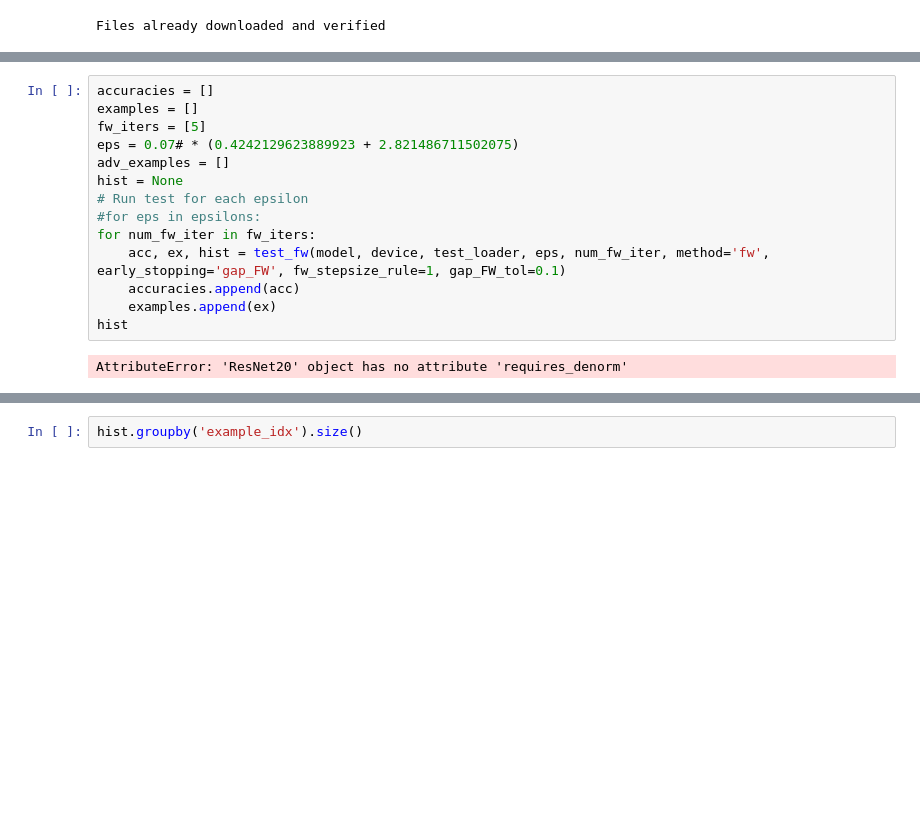
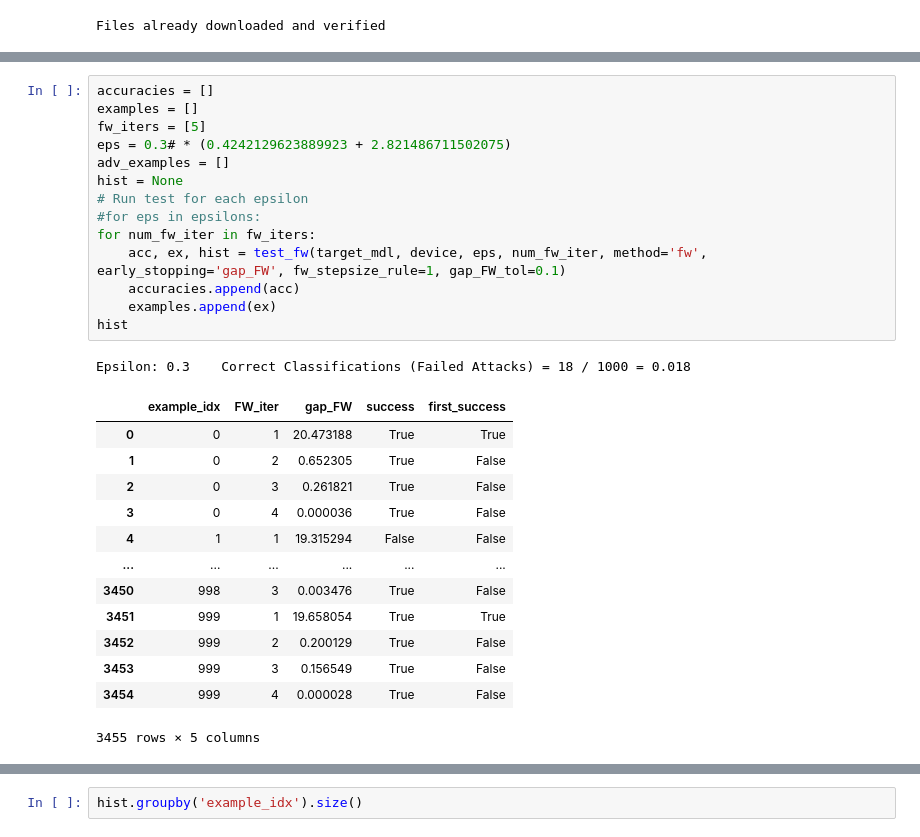
Before and after one commit to TannerAGraves/FW-variants-for-WB-Adversarial-Attacks, a Jupyter notebook: attack_tests master.ipynb, the cells around one changed output, grey strips where cells are left out. Drawn from its saved outputs; the diff is of its cells as text; blank space fills up the shorter version.

```diff
--- a/attack_tests master.ipynb
+++ b/attack_tests master.ipynb
@@ -483,19 +189,32 @@ def test_fw(model, device, test_loader, epsilon,num_fw_iter, num_test = 1000, me
 # %%
 accuracies = []
 examples = []
 fw_iters = [5]
-eps = 0.07# * (0.4242129623889923 + 2.821486711502075)
+eps = 0.3# * (0.4242129623889923 + 2.821486711502075)
 adv_examples = []
 hist = None
 # Run test for each epsilon
 #for eps in epsilons:
 for num_fw_iter in fw_iters:
-    acc, ex, hist = test_fw(model, device, test_loader, eps, num_fw_iter, method='fw', early_stopping='gap_FW', fw_stepsize_rule=1, gap_FW_tol=0.1)
+    acc, ex, hist = test_fw(target_mdl, device, eps, num_fw_iter, method='fw', early_stopping='gap_FW', fw_stepsize_rule=1, gap_FW_tol=0.1)
     accuracies.append(acc)
     examples.append(ex)
 hist
 # %% [output]
-AttributeError: 'ResNet20' object has no attribute 'requires_denorm'
+Epsilon: 0.3    Correct Classifications (Failed Attacks) = 18 / 1000 = 0.018
+|  | example_idx | FW_iter | gap_FW | success | first_success |
+| 0 | 0 | 1 | 20.473188 | True | True |
+| 1 | 0 | 2 | 0.652305 | True | False |
+| 2 | 0 | 3 | 0.261821 | True | False |
+| 3 | 0 | 4 | 0.000036 | True | False |
+| 4 | 1 | 1 | 19.315294 | False | False |
+| ... | ... | ... | ... | ... | ... |
+| 3450 | 998 | 3 | 0.003476 | True | False |
+| 3451 | 999 | 1 | 19.658054 | True | True |
+| 3452 | 999 | 2 | 0.200129 | True | False |
+| 3453 | 999 | 3 | 0.156549 | True | False |
+| 3454 | 999 | 4 | 0.000028 | True | False |
+3455 rows × 5 columns
 # %%
 hist.groupby('FW_iter')['gap_FW'].mean().plot()
 # %% [output]
```
Also changed, not shown: parts of 16 cells of this notebook, 2 other files.
